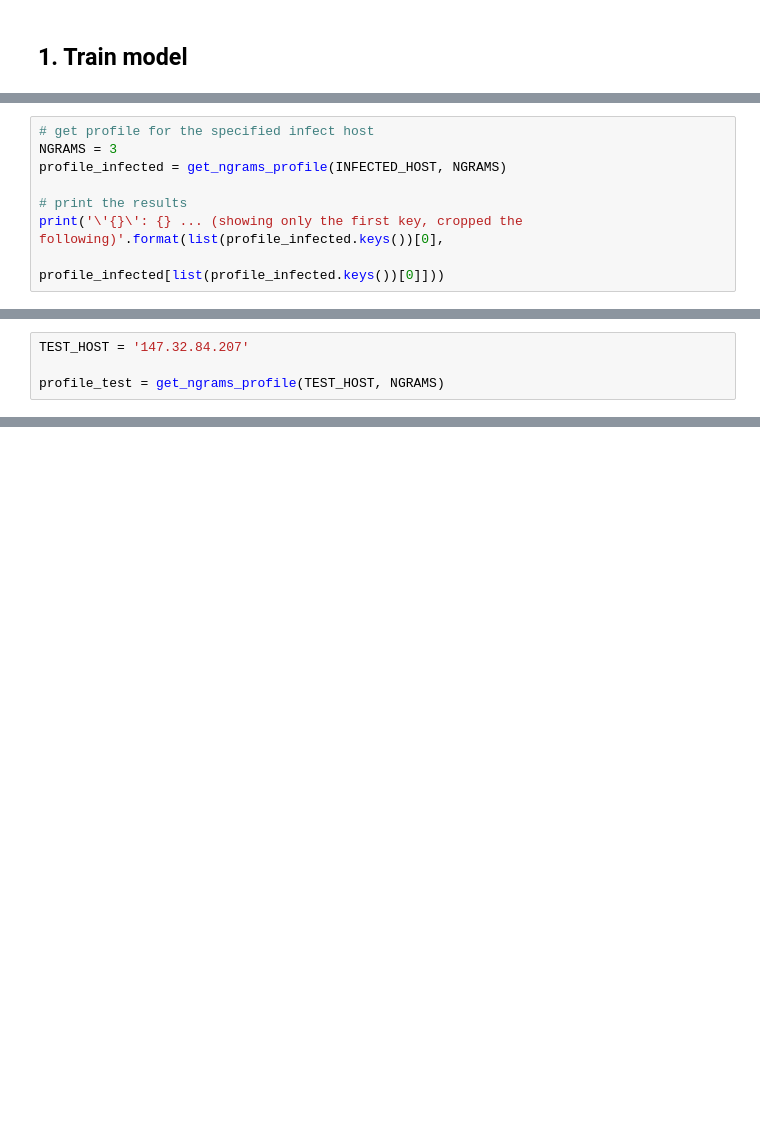
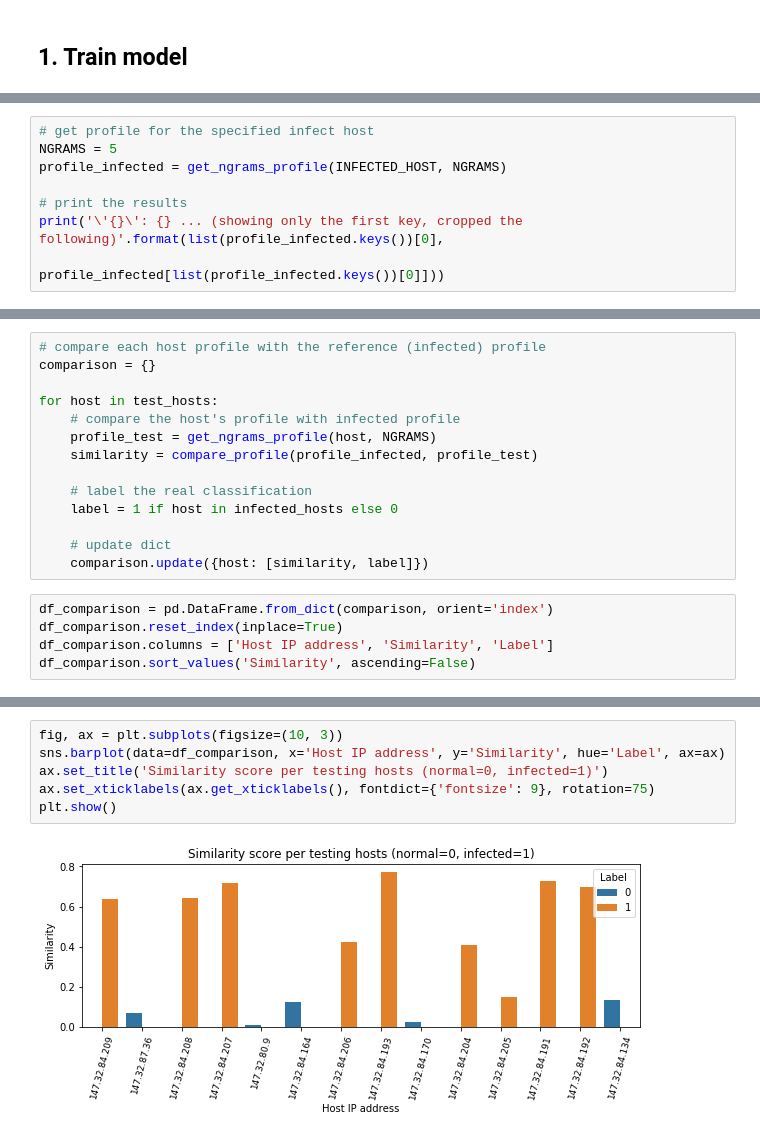
Before and after one commit to chengh42/Cyber-Data-Analytics, a Jupyter notebook: data stream/Task4_Profiling.ipynb, the cells around one changed output, grey strips where cells are left out. Cells and saved outputs as stored; diff of their text form; blank space fills up the shorter version.

```diff
--- a/data stream/Task4_Profiling.ipynb
+++ b/data stream/Task4_Profiling.ipynb
@@ -172,7 +172,7 @@ def get_ngrams_profile(host_ip, n_grams=3):
     return ngrams_profile
 # %%
 # get profile for the specified infect host
-NGRAMS = 3
+NGRAMS = 5
 profile_infected = get_ngrams_profile(INFECTED_HOST, NGRAMS)
 
 # print the results
@@ -187,4 +186,0 @@ Get the profile for each testing host. Calcualte the distance of the profile wit
-# %%
-TEST_HOST = '147.32.84.207'
-
-profile_test = get_ngrams_profile(TEST_HOST, NGRAMS)
@@ -190,0 +220,19 @@ profile_test = get_ngrams_profile(TEST_HOST, NGRAMS)
+# %%
+# compare each host profile with the reference (infected) profile
+comparison = {}
+
+for host in test_hosts:
+    # compare the host's profile with infected profile
+    profile_test = get_ngrams_profile(host, NGRAMS)
+    similarity = compare_profile(profile_infected, profile_test)
+
+    # label the real classification
+    label = 1 if host in infected_hosts else 0
+
+    # update dict
+    comparison.update({host: [similarity, label]})
+# %%
+df_comparison = pd.DataFrame.from_dict(comparison, orient='index')
+df_comparison.reset_index(inplace=True)
+df_comparison.columns = ['Host IP address', 'Similarity', 'Label']
+df_comparison.sort_values('Similarity', ascending=False)
@@ -190,0 +255,8 @@ profile_test = get_ngrams_profile(TEST_HOST, NGRAMS)
+# %%
+fig, ax = plt.subplots(figsize=(10, 3))
+sns.barplot(data=df_comparison, x='Host IP address', y='Similarity', hue='Label', ax=ax)
+ax.set_title('Similarity score per testing hosts (normal=0, infected=1)')
+ax.set_xticklabels(ax.get_xticklabels(), fontdict={'fontsize': 9}, rotation=75)
+plt.show()
+# %% [output]
+[figure, added]
```
Also changed, not shown: parts of 6 cells of this notebook.
